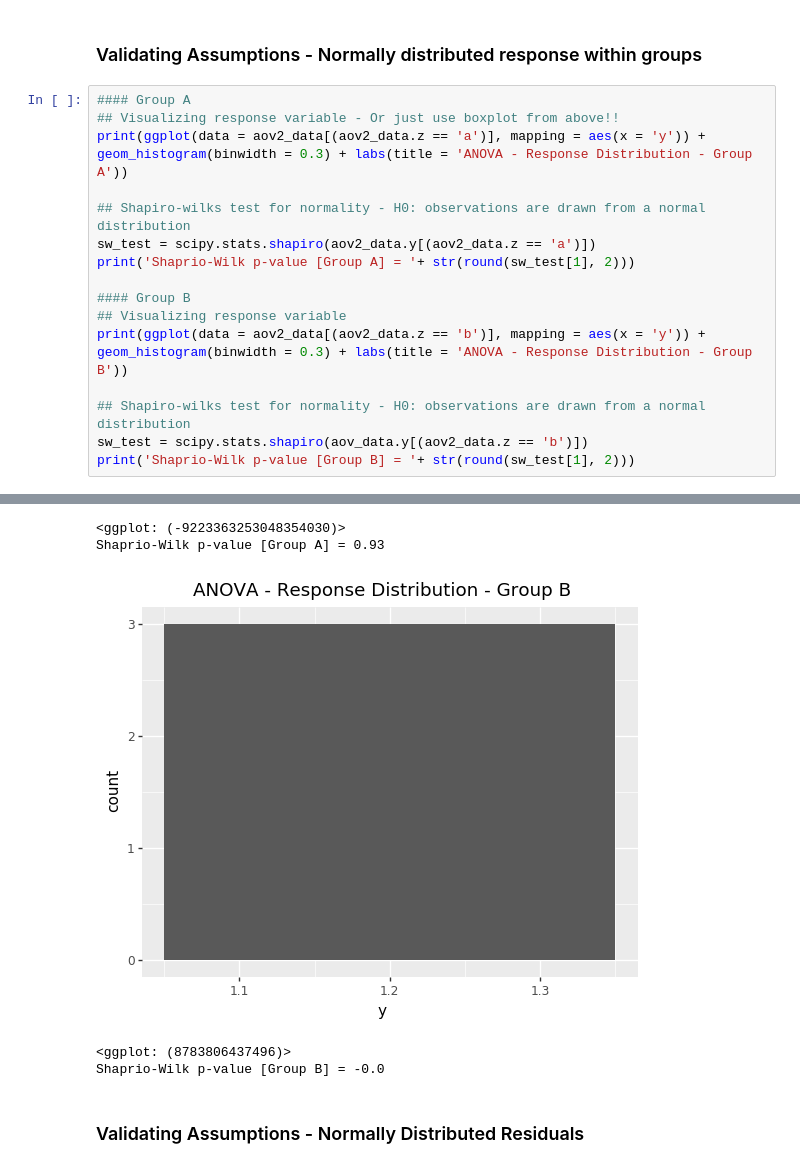
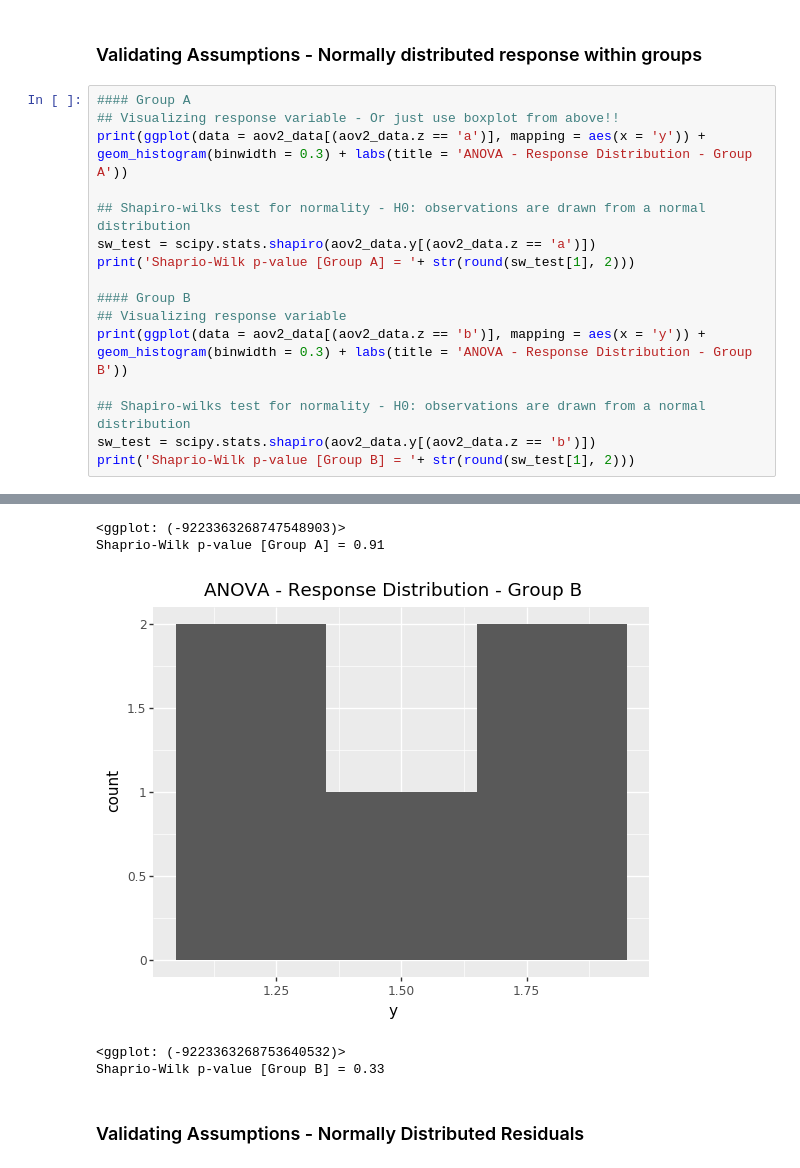
Before and after one commit to stevescherrer/ANOVA-Teachback-For-Insight-Fellows, a Jupyter notebook: Linear Models and ANOVA.ipynb, the cells around one changed output, grey strips where cells are left out. Drawn from its saved outputs; the diff is of its cells as text.

```diff
--- a/Linear Models and ANOVA.ipynb
+++ b/Linear Models and ANOVA.ipynb
@@ -174,6 +174,6 @@ print('Shaprio-Wilk p-value [Group A] = '+ str(round(sw_test[1], 2)))
 print(ggplot(data = aov2_data[(aov2_data.z == 'b')], mapping = aes(x = 'y')) + geom_histogram(binwidth = 0.3) + labs(title = 'ANOVA - Response Distribution - Group B'))
 
 ## Shapiro-wilks test for normality - H0: observations are drawn from a normal distribution
-sw_test = scipy.stats.shapiro(aov_data.y[(aov2_data.z == 'b')])
+sw_test = scipy.stats.shapiro(aov2_data.y[(aov2_data.z == 'b')])
 print('Shaprio-Wilk p-value [Group B] = '+ str(round(sw_test[1], 2)))
 # %% [output]
@@ -181,8 +181,8 @@ print('Shaprio-Wilk p-value [Group B] = '+ str(round(sw_test[1], 2)))
-<ggplot: (-9223363253048354030)>
-Shaprio-Wilk p-value [Group A] = 0.93
+<ggplot: (-9223363268747548903)>
+Shaprio-Wilk p-value [Group A] = 0.91
-[figure, old version]
+[figure, new version]
-<ggplot: (8783806437496)>
-Shaprio-Wilk p-value [Group B] = -0.0
+<ggplot: (-9223363268753640532)>
+Shaprio-Wilk p-value [Group B] = 0.33
 # %% [markdown]
 ### Validating Assumptions - Normally Distributed Residuals
 # %%
```
Also changed, not shown: parts of 14 cells of this notebook, 2 other files.
